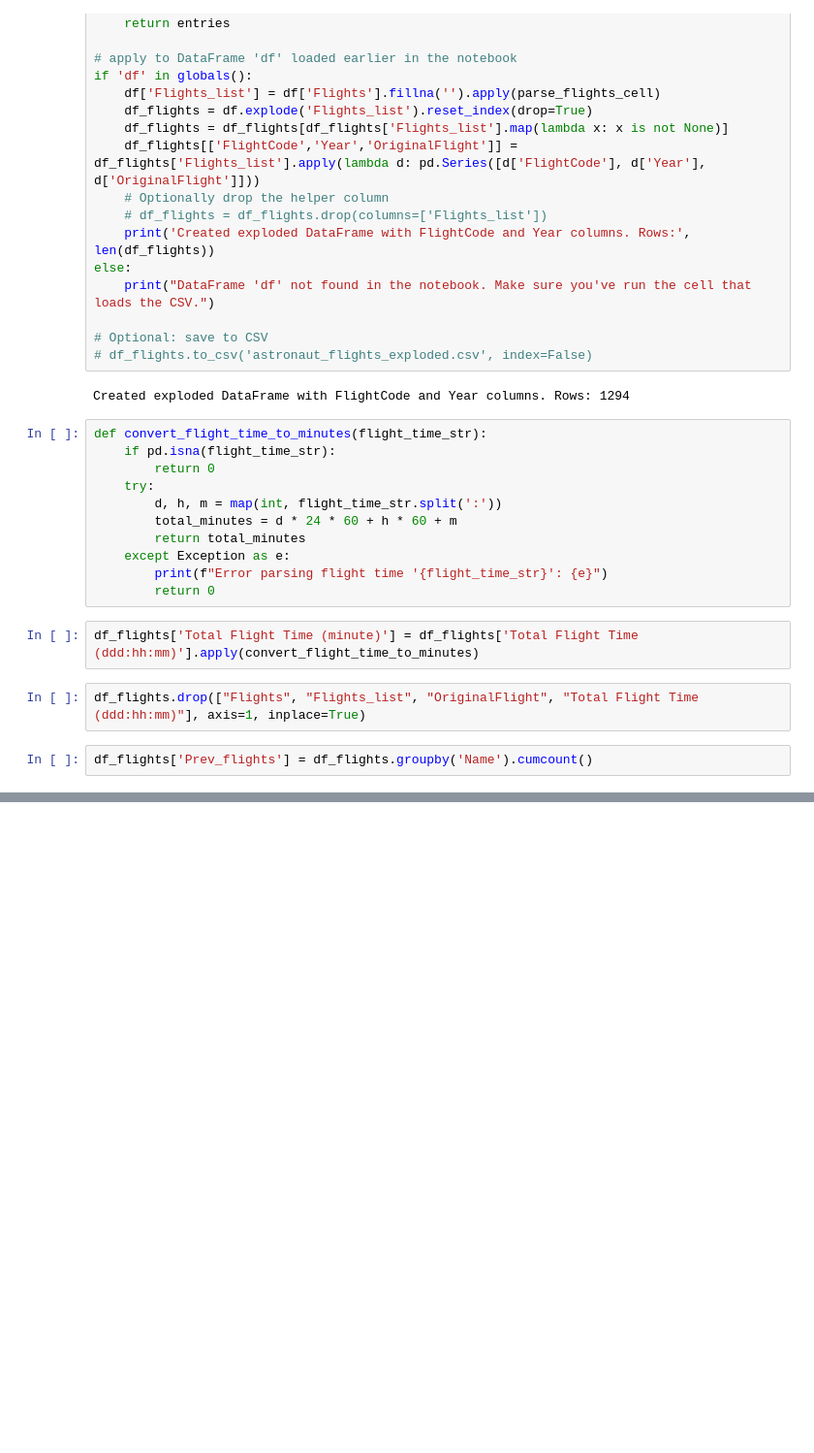
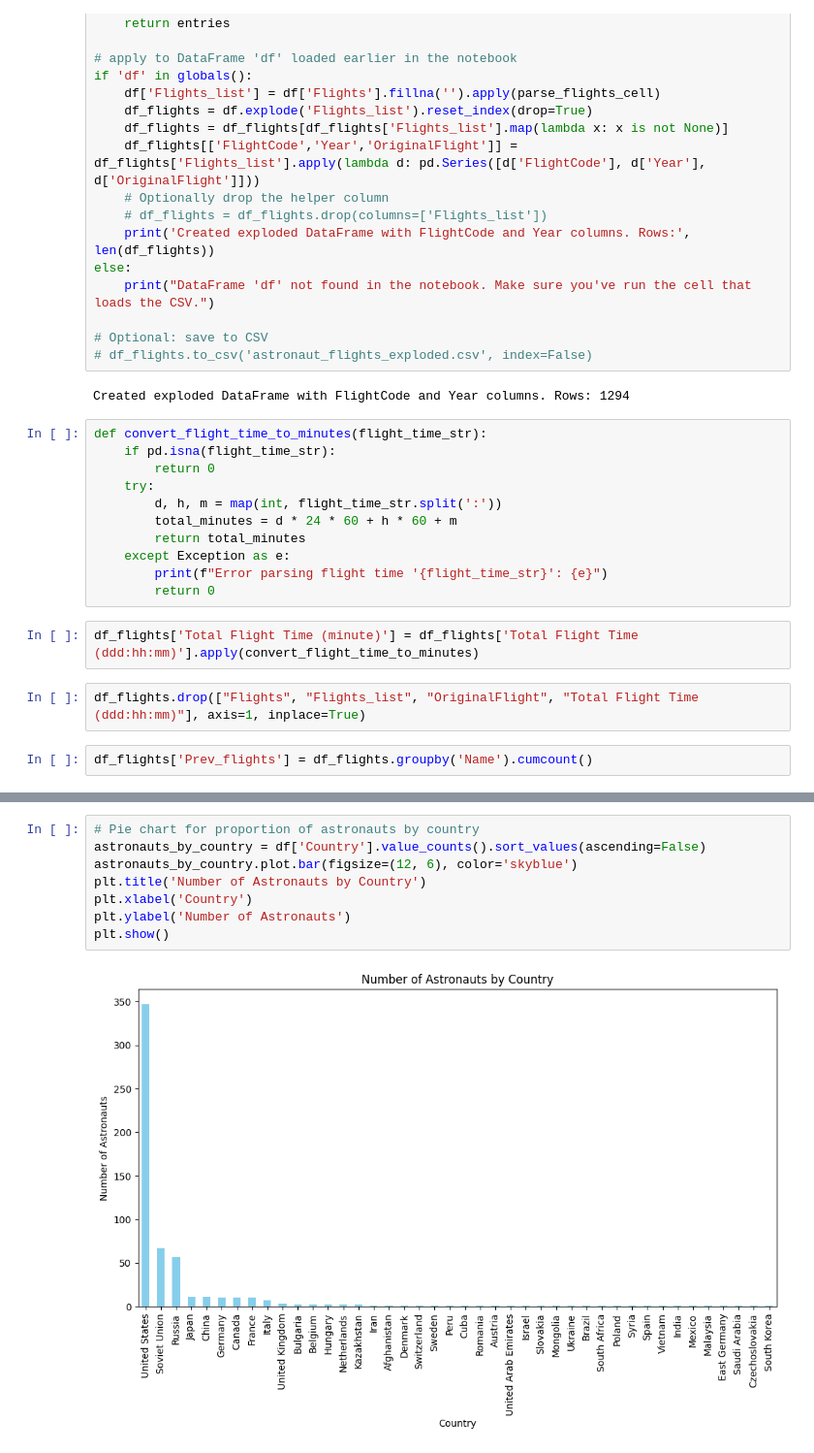
Before and after one commit to CDCThjnk/Model, a Jupyter notebook: Data Analysis/cleanData.ipynb, the cells around one changed output, grey strips where cells are left out. Shown at 97% size. Cells and saved outputs as stored; diff of their text form; blank space fills up the shorter version.

```diff
--- a/Data Analysis/cleanData.ipynb
+++ b/Data Analysis/cleanData.ipynb
@@ -88,0 +125,10 @@ df_flights
+# %%
+# Pie chart for proportion of astronauts by country
+astronauts_by_country = df['Country'].value_counts().sort_values(ascending=False)
+astronauts_by_country.plot.bar(figsize=(12, 6), color='skyblue')
+plt.title('Number of Astronauts by Country')
+plt.xlabel('Country')
+plt.ylabel('Number of Astronauts')
+plt.show()
+# %% [output]
+[figure, added]
```
Also changed, not shown: parts of 13 cells of this notebook.
